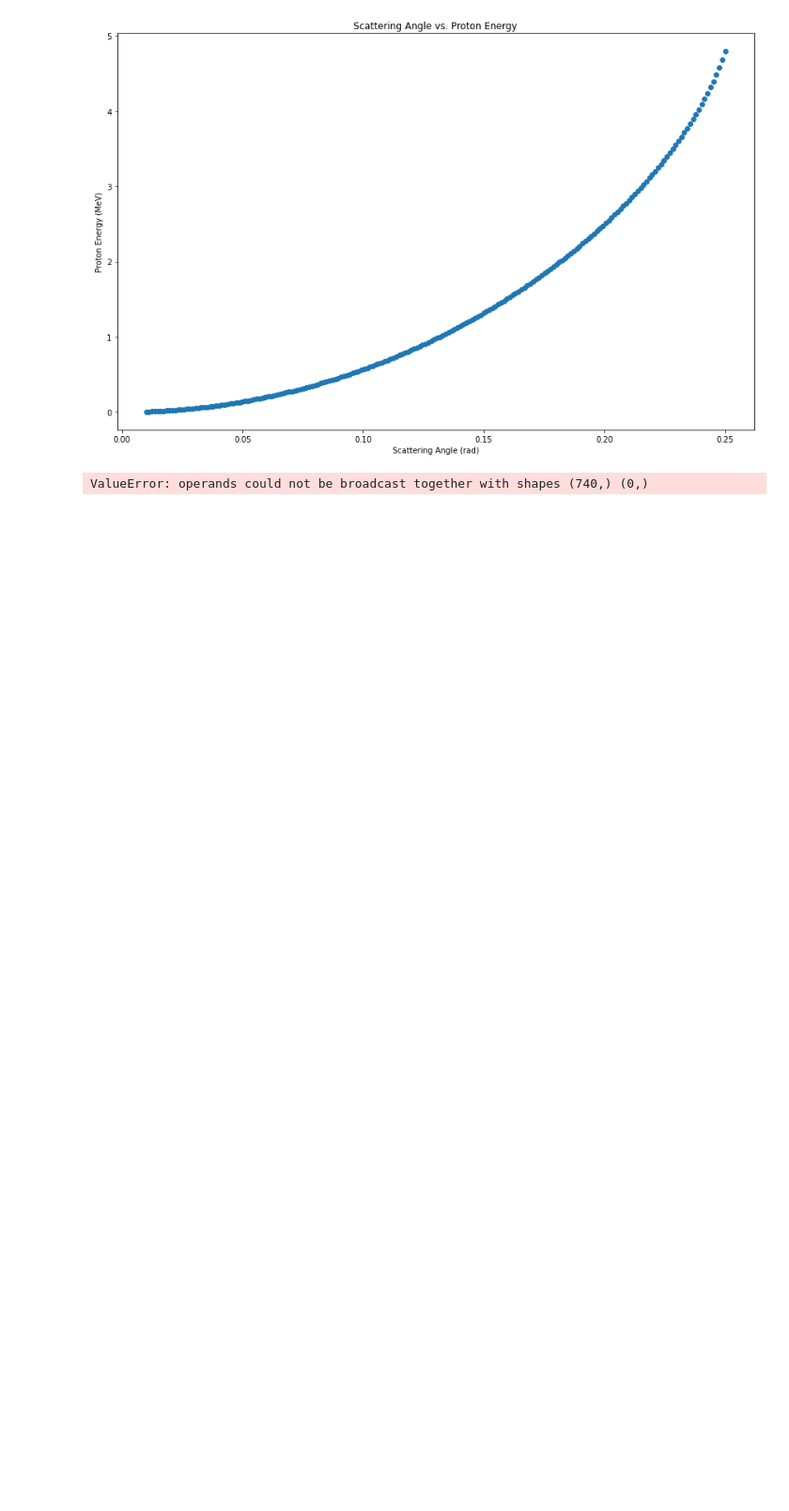
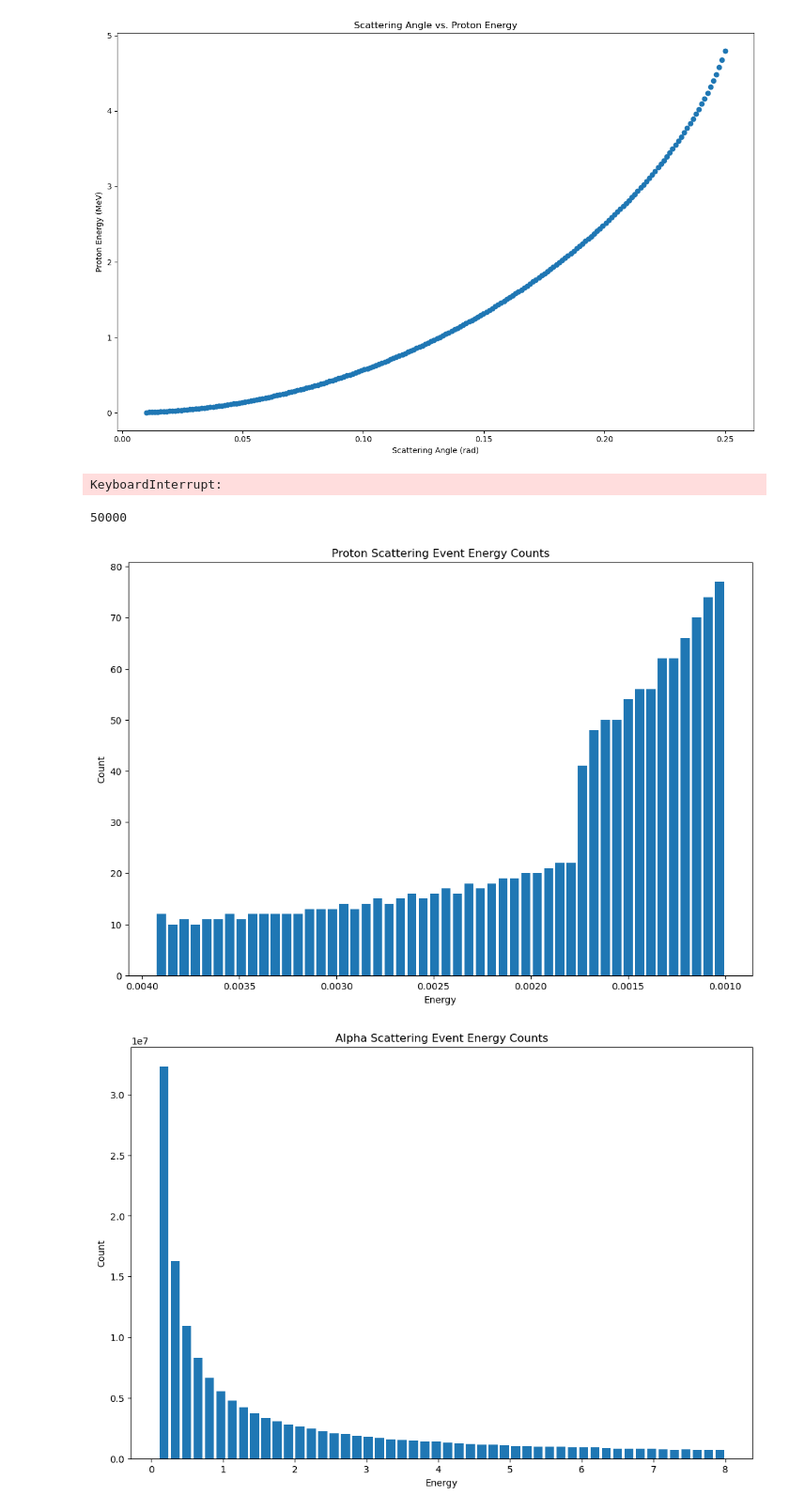
Before and after one commit to ddrobner/scatteringsim, a Jupyter notebook: scatteringsim.ipynb, the cells around one changed output. Shown at 94% size. Saved outputs shown, nothing was run; the diff lists cells and outputs as text; code cells hidden in the pictures; blank space fills up the shorter version.

```diff
--- a/scatteringsim.ipynb
+++ b/scatteringsim.ipynb
@@ -461,18 +473,20 @@ def start_sim(e_0, n_particles, stepsize=0.001, nbins=40, epsilon=0.1, density=0
         p.close()
         p.join()
 
-    """
-    alpha_data = []
-    proton_data = []
-    for i in sim_data:
-        alpha_data.extend(i[0])
-        proton_data.extend(i[1])
-    """
-
     return sim_data
 
-sim_data = start_sim(8, 250000, nbins=50, stepsize=1E-4)
+sim_data = start_sim(8, 20000, nbins=50, stepsize=1E-4)
 
 # this is a big sim, let's pickle the output so we can retrieve it later
-with open("250k_8MeV_Alphas", "wb") as fp:
+with open("50k_8MeV_Alphas", "wb") as fp:
     pickle.dump(sim_data, fp)
+# %% [output]
+KeyboardInterrupt:
+# %%
+# apparently pickle del's the variable once you dump it
+# let's reload the sim output
+with open("50k_8MeV_Alphas", 'rb') as fp:
+    sim_data = pickle.load(fp)
+print(len(sim_data))
+# %% [output]
+50000
@@ -479,17 +500,27 @@ with open("250k_8MeV_Alphas", "wb") as fp:
 # %%
 # now to plot the simulation results
 #plt.stairs(sim_data.counts, sim_data.bin_edges)
 #plt.hist(sim_data.bin_edges[:-1], sim_data.bin_edges, weights=sim_data.counts, rwidth=0.8)
 #plt.scatter([(sim_data.bin_edges[i] + sim_data.bin_edges[i-1])/2 for i in
 #range(len(sim_data.bin_edges))], sim_data.counts)
 #plt.scatter(sim_data.bin_edges[:-1], sim_data.counts)
-proton_counts = BinnedCountData(50, d=sim_data[1])
-proton_counts.add_count_by_list(sim_data[1])
+proton_counts = BinnedCountData(50, d=proton_data)
+proton_counts.add_count_by_list(proton_data)
 plt.hist(proton_counts.bin_edges[:-1], proton_counts.bin_edges, weights=proton_counts.counts, rwidth=0.8)
 plt.xlabel("Energy")
 plt.ylabel("Count")
 plt.gca().invert_xaxis()
 plt.title("Proton Scattering Event Energy Counts")
 plt.show()
+plt.figure(2)
+alpha_counts = BinnedCountData(50, d=alpha_data)
+alpha_counts.add_count_by_list(alpha_data)
+
+plt.hist(alpha_counts.bin_edges[:-1], alpha_counts.bin_edges, weights=alpha_counts.counts, rwidth=0.8)
+plt.title("Alpha Scattering Event Energy Counts")
+plt.xlabel("Energy")
+plt.ylabel("Count")
+plt.show()
 # %% [output]
-ValueError: operands could not be broadcast together with shapes (740,) (0,)
+[figure, added]
+[figure, added]
```
Also changed, not shown: parts of 5 cells of this notebook, 1 other file.
